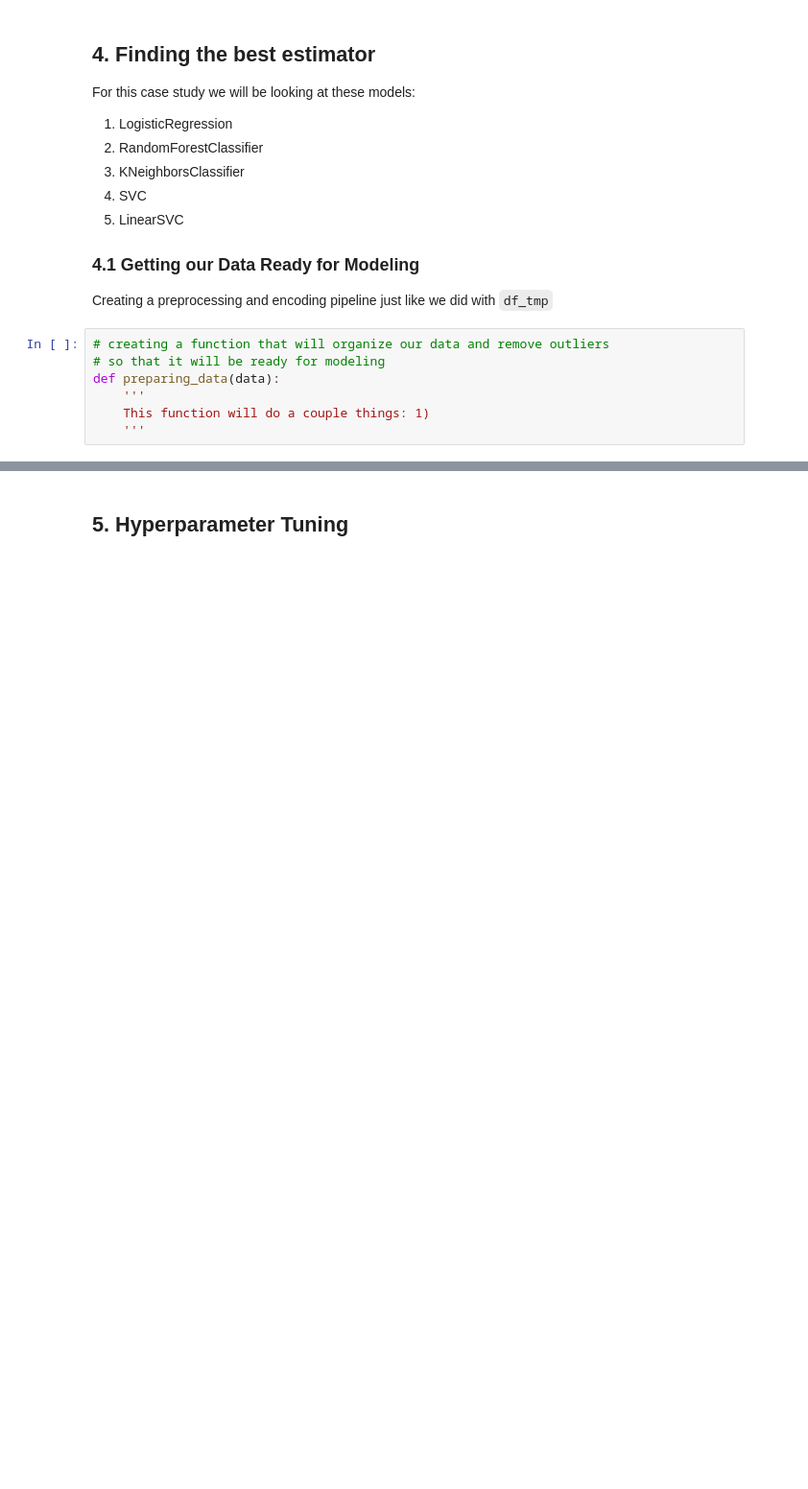
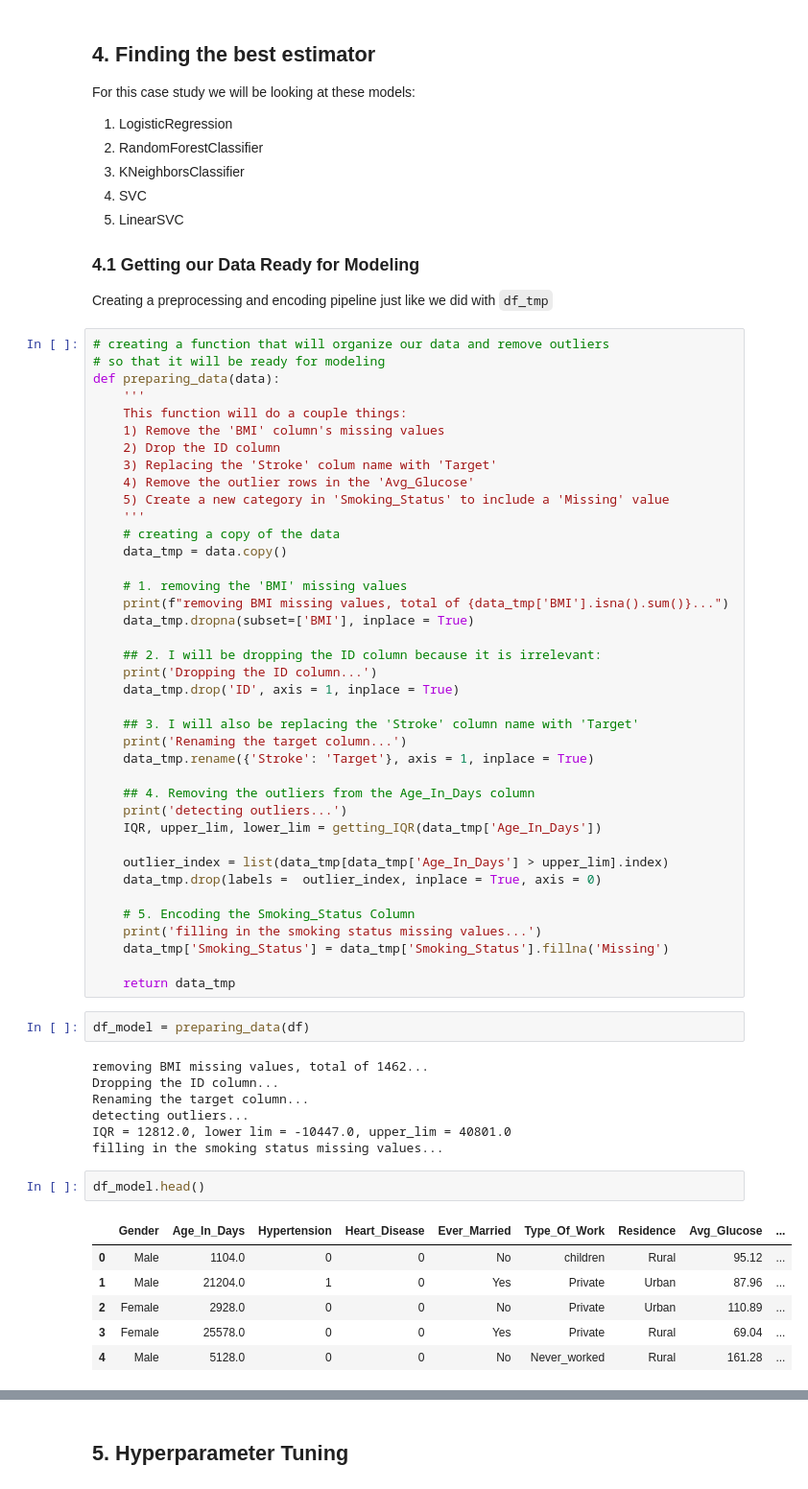
Before and after one commit to johnnys7n/Data-Scientist-Case-Study, a Jupyter notebook: Roche-Case-Study-Project.ipynb, the cells around one changed output, grey strips where cells are left out. Shown at 96% size. Drawn from its saved outputs; the diff is of its cells as text; blank space fills up the shorter version.

```diff
--- a/Roche-Case-Study-Project.ipynb
+++ b/Roche-Case-Study-Project.ipynb
@@ -542,10 +542,60 @@ For this case study we will be looking at these models:
 
 ### 4.1 Getting our Data Ready for Modeling
 Creating a preprocessing and encoding pipeline just like we did with `df_tmp`
-# %%
-# creating a function that will organize our data and remove outliers
-# so that it will be ready for modeling
-def preparing_data(data):
-    '''
-    This function will do a couple things: 1)
-    '''
+# %%
+# creating a function that will organize our data and remove outliers
+# so that it will be ready for modeling
+def preparing_data(data):
+    '''
+    This function will do a couple things:
+    1) Remove the 'BMI' column's missing values
+    2) Drop the ID column
+    3) Replacing the 'Stroke' colum name with 'Target'
+    4) Remove the outlier rows in the 'Avg_Glucose'
+    5) Create a new category in 'Smoking_Status' to include a 'Missing' value
+    '''
+    # creating a copy of the data
+    data_tmp = data.copy()
+
+    # 1. removing the 'BMI' missing values
+    print(f"removing BMI missing values, total of {data_tmp['BMI'].isna().sum()}...")
+    data_tmp.dropna(subset=['BMI'], inplace = True)
+
+    ## 2. I will be dropping the ID column because it is irrelevant:
+    print('Dropping the ID column...')
+    data_tmp.drop('ID', axis = 1, inplace = True)
+
+    ## 3. I will also be replacing the 'Stroke' column name with 'Target'
+    print('Renaming the target column...')
+    data_tmp.rename({'Stroke': 'Target'}, axis = 1, inplace = True)
+
+    ## 4. Removing the outliers from the Age_In_Days column
+    print('detecting outliers...')
+    IQR, upper_lim, lower_lim = getting_IQR(data_tmp['Age_In_Days'])
+
+    outlier_index = list(data_tmp[data_tmp['Age_In_Days'] > upper_lim].index)
+    data_tmp.drop(labels =  outlier_index, inplace = True, axis = 0)
+
+    # 5. Encoding the Smoking_Status Column
+    print('filling in the smoking status missing values...')
+    data_tmp['Smoking_Status'] = data_tmp['Smoking_Status'].fillna('Missing')
+
+    return data_tmp
+# %%
+df_model = preparing_data(df)
+# %% [output]
+removing BMI missing values, total of 1462...
+Dropping the ID column...
+Renaming the target column...
+detecting outliers...
+IQR = 12812.0, lower lim = -10447.0, upper_lim = 40801.0
+filling in the smoking status missing values...
+# %%
+df_model.head()
+# %% [output]
+|  | Gender | Age_In_Days | Hypertension | Heart_Disease | Ever_Married | Type_Of_Work | Residence | Avg_Glucose | ... |
+| 0 | Male | 1104.0 | 0 | 0 | No | children | Rural | 95.12 | ... |
+| 1 | Male | 21204.0 | 1 | 0 | Yes | Private | Urban | 87.96 | ... |
+| 2 | Female | 2928.0 | 0 | 0 | No | Private | Urban | 110.89 | ... |
+| 3 | Female | 25578.0 | 0 | 0 | Yes | Private | Rural | 69.04 | ... |
+| 4 | Male | 5128.0 | 0 | 0 | No | Never_worked | Rural | 161.28 | ... |
```
Also changed, not shown: parts of 10 cells of this notebook.
